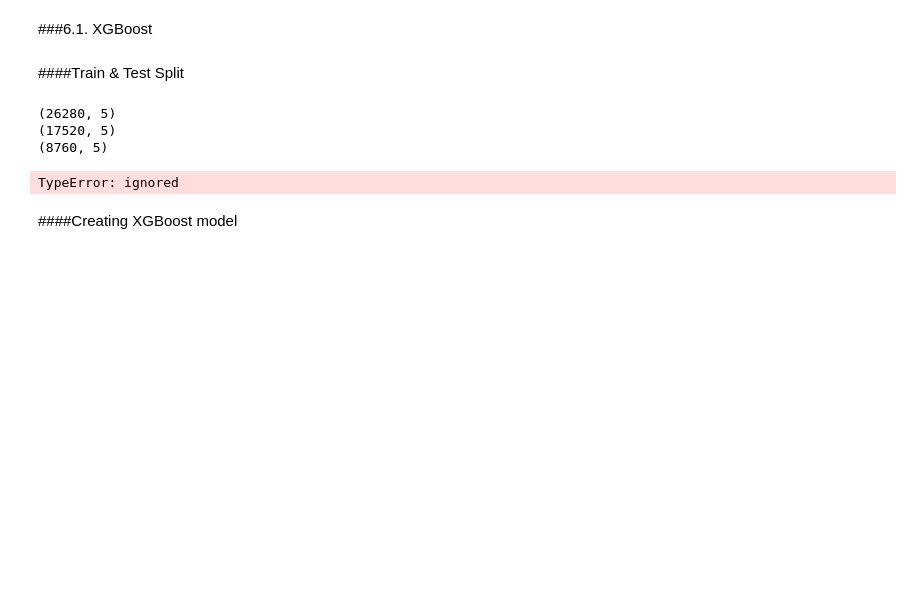
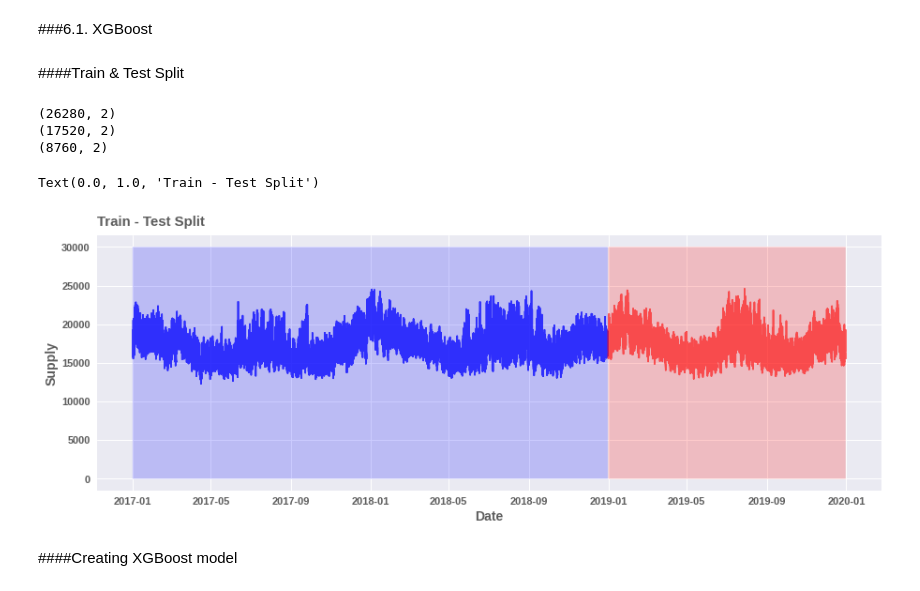
Before and after one commit to janosepah/ML_Project, a Jupyter notebook: Final_Project.ipynb, the cells around one changed output. Drawn from its saved outputs; the diff is of its cells as text; code cells hidden in the pictures; blank space fills up the shorter version.

```diff
--- a/Final_Project.ipynb
+++ b/Final_Project.ipynb
@@ -243,3 +243,8 @@ AllDemand.set_index(['Date'], inplace=True)
 AllSupply.set_index(['Date'], inplace=True)
 AllIndustry.set_index(['DeliveryDate'], inplace=True)
 AllDemandZonal.set_index(['Date'], inplace=True)
+# %%
+# Keeping the main Columns
+
+Demand = AllDemand [['Ontario Demand','Market Demand']]
+Demand
@@ -292,18 +312,34 @@ plt.show()
 ####Train & Test Split
 # %%
 split_date = '31-Dec-2018'
-df_train = AllDemand.loc[AllDemand.index <= split_date].copy() #changed from df_norm
-df_test = AllDemand.loc[AllDemand.index > split_date].copy() #changed from df_norm
+Supply_train = Demand.loc[Demand.index <= split_date].copy() #changed from df_norm
+Supply_test = Demand.loc[Demand.index > split_date].copy() #changed from df_norm
 # %%
-print(AllDemand.shape)
-print(df_train.shape)
-print(df_test.shape)
+print(Demand.shape)
+print(Supply_train.shape)
+print(Supply_test.shape)
 # %% [output]
-(26280, 5)
-(17520, 5)
-(8760, 5)
+(26280, 2)
+(17520, 2)
+(8760, 2)
-# %%
-X_train, y_train = AllDemand.drop() (df_train, label='Market Demand')
-X_test, y_test = AllDemand(df_test, label='Market Demand')
-# %% [output]
-TypeError: ignored
+# %%
+fig,ax = plt.subplots(figsize=(15,5))
+
+coloring = 30000
+
+plt.plot(Supply_train.index,Supply_train["Market Demand"],color="blue", alpha=0.75)
+plt.fill_between(Supply_train.index,coloring, facecolor="blue", alpha=0.2)
+
+plt.plot(Supply_test.index,Supply_test["Market Demand"], color = "red", alpha=0.60)
+plt.fill_between(Supply_test.index,coloring, facecolor="red", alpha=0.2)
+
+plt.xlabel("Date", alpha=0.75, weight="bold")
+plt.ylabel("Supply", alpha=0.75, weight="bold")
+
+plt.xticks(alpha=0.75,weight="bold", fontsize=11)
+plt.yticks(alpha=0.75,weight="bold", fontsize=11)
+
+plt.title("Train - Test Split", alpha=0.75, weight="bold", fontsize=15, pad=10, loc="left")
+# %% [output]
+Text(0.0, 1.0, 'Train - Test Split')
+[figure, added]
```
Also changed, not shown: parts of 9 cells of this notebook.
